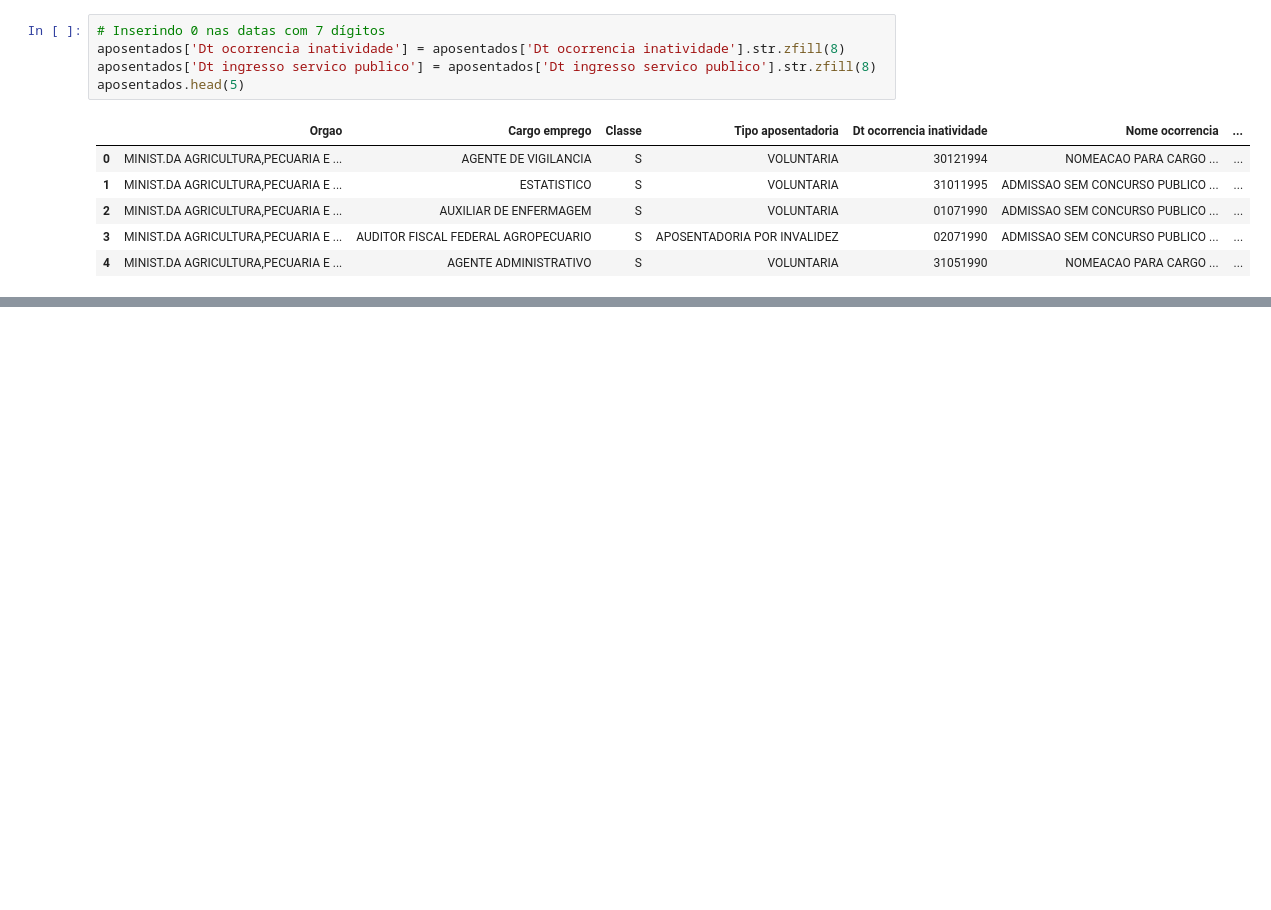
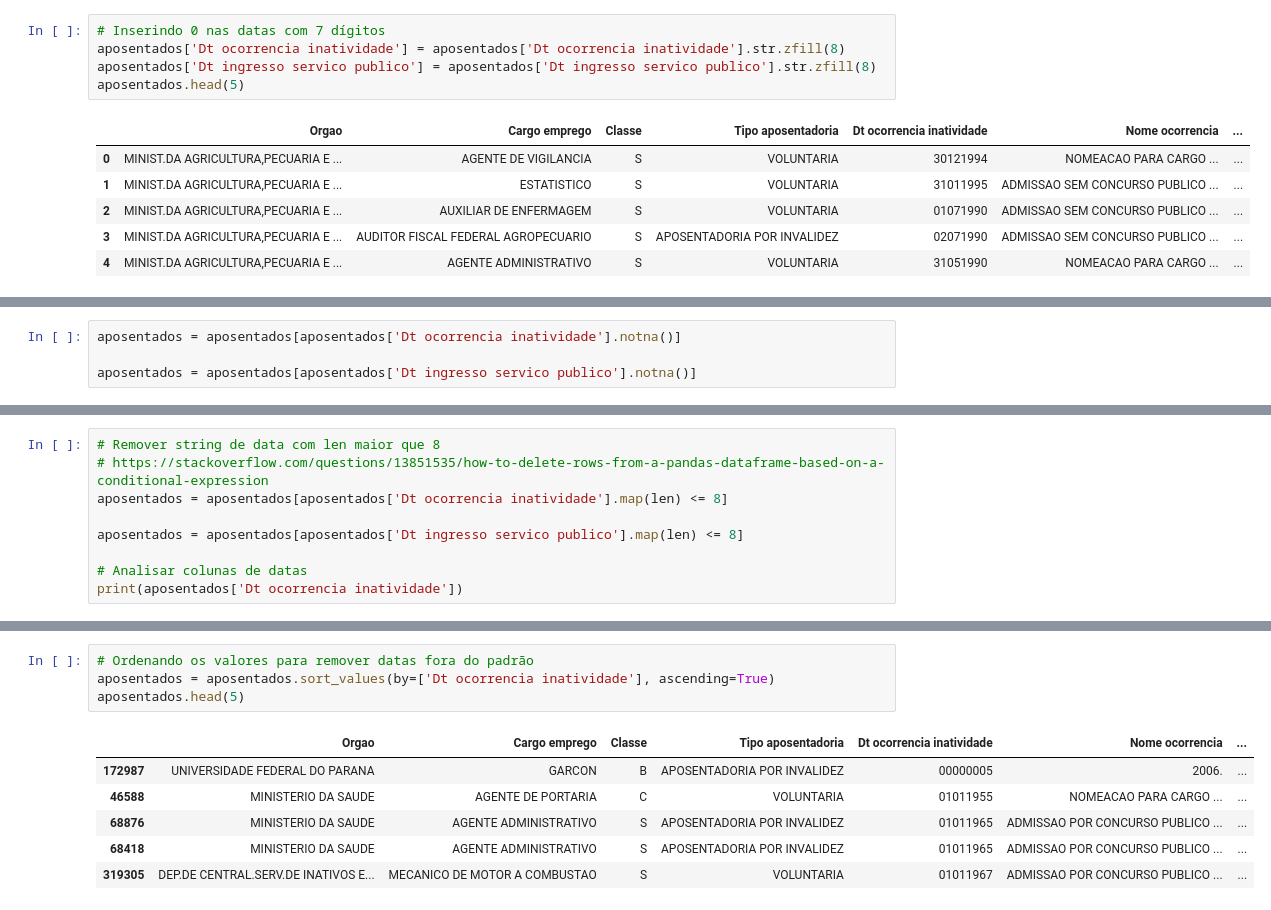
Before and after one commit to NaldoHoracio/datascience-project, a Jupyter notebook: venv_cd/Projeto_Ciencia_de_Dados_Aposentadorias.ipynb, the cells around one changed output, grey strips where cells are left out. Cells and saved outputs as stored; diff of their text form; blank space fills up the shorter version.

```diff
--- a/venv_cd/Projeto_Ciencia_de_Dados_Aposentadorias.ipynb
+++ b/venv_cd/Projeto_Ciencia_de_Dados_Aposentadorias.ipynb
@@ -83,0 +59,4 @@ print(aposentados['Dt ingresso servico publico'].isnull().sum())
+# %%
+aposentados = aposentados[aposentados['Dt ocorrencia inatividade'].notna()]
+
+aposentados = aposentados[aposentados['Dt ingresso servico publico'].notna()]
@@ -83,0 +78,9 @@ print(aposentados['Dt ingresso servico publico'].isnull().sum())
+# %%
+# Remover string de data com len maior que 8
+# https://stackoverflow.com/questions/13851535/how-to-delete-rows-from-a-pandas-dataframe-based-on-a-conditional-expression
+aposentados = aposentados[aposentados['Dt ocorrencia inatividade'].map(len) <= 8]
+
+aposentados = aposentados[aposentados['Dt ingresso servico publico'].map(len) <= 8]
+
+# Analisar colunas de datas
+print(aposentados['Dt ocorrencia inatividade'])
@@ -83,0 +100,11 @@ print(aposentados['Dt ingresso servico publico'].isnull().sum())
+# %%
+# Ordenando os valores para remover datas fora do padrão
+aposentados = aposentados.sort_values(by=['Dt ocorrencia inatividade'], ascending=True)
+aposentados.head(5)
+# %% [output]
+|  | Orgao | Cargo emprego | Classe | Tipo aposentadoria | Dt ocorrencia inatividade | Nome ocorrencia | ... |
+| 172987 | UNIVERSIDADE FEDERAL DO PARANA | GARCON | B | APOSENTADORIA POR INVALIDEZ | 00000005 | 2006. | ... |
+| 46588 | MINISTERIO DA SAUDE | AGENTE DE PORTARIA | C | VOLUNTARIA | 01011955 | NOMEACAO PARA CARGO ... | ... |
+| 68876 | MINISTERIO DA SAUDE | AGENTE ADMINISTRATIVO | S | APOSENTADORIA POR INVALIDEZ | 01011965 | ADMISSAO POR CONCURSO PUBLICO ... | ... |
+| 68418 | MINISTERIO DA SAUDE | AGENTE ADMINISTRATIVO | S | APOSENTADORIA POR INVALIDEZ | 01011965 | ADMISSAO POR CONCURSO PUBLICO ... | ... |
+| 319305 | DEP.DE CENTRAL.SERV.DE INATIVOS E... | MECANICO DE MOTOR A COMBUSTAO | S | VOLUNTARIA | 01011967 | ADMISSAO POR CONCURSO PUBLICO ... | ... |
```
Also changed, not shown: parts of 18 cells of this notebook, 4 other files.
